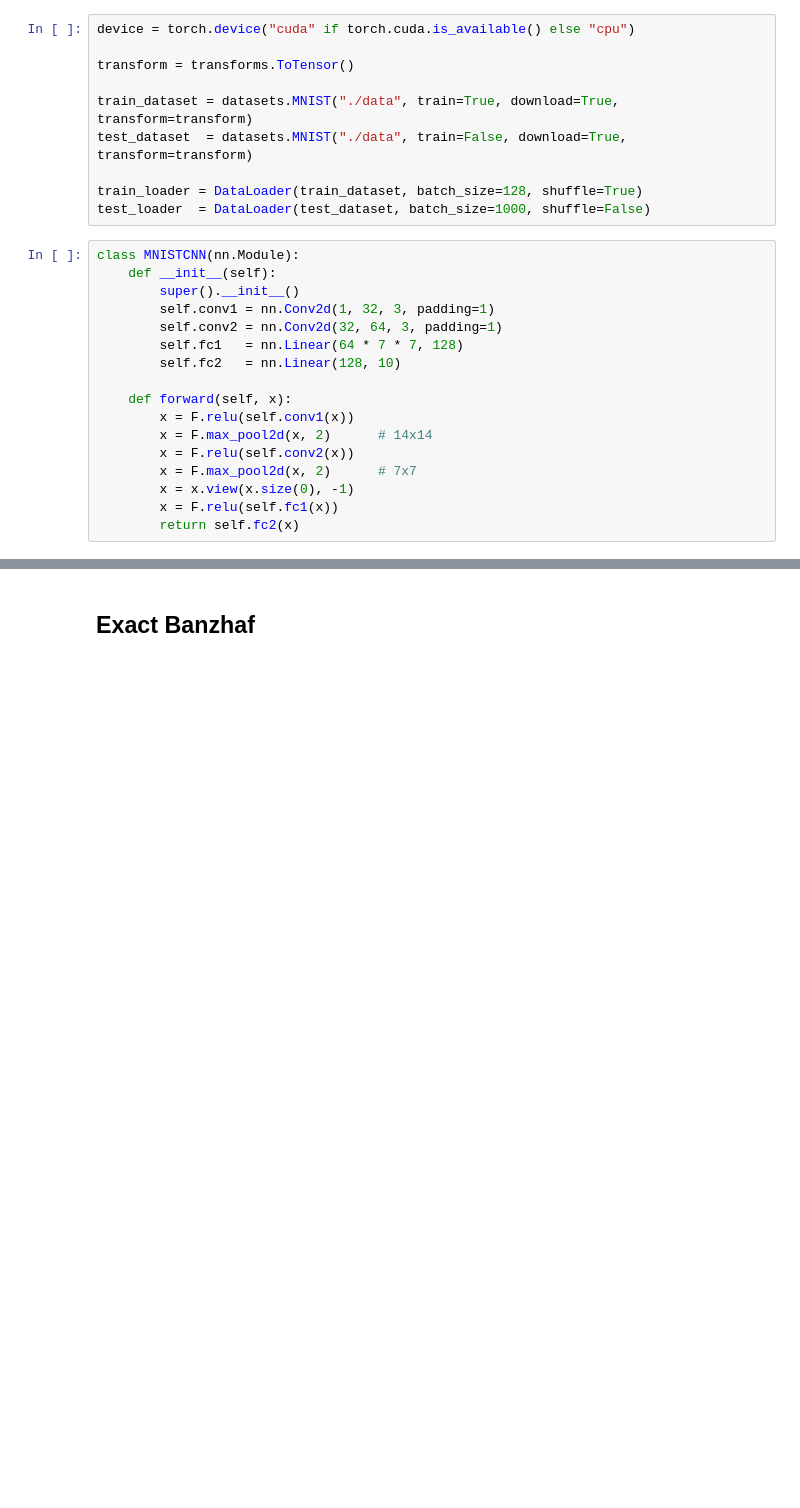
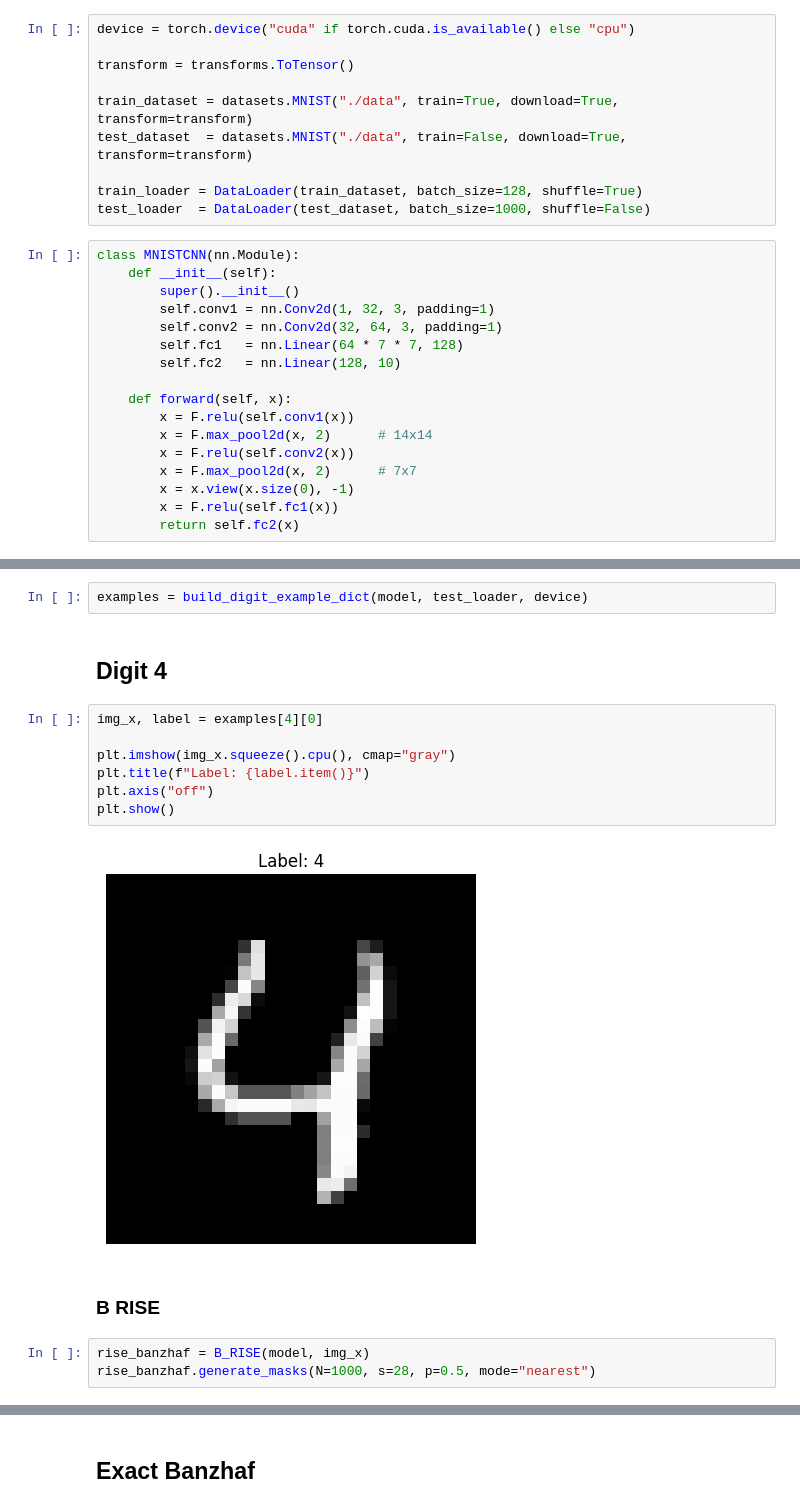
Before and after one commit to muratozturk1337/B-RISE, a Jupyter notebook: notebooks/MNSIT.ipynb, the cells around one changed output, grey strips where cells are left out. Cells and saved outputs as stored; diff of their text form; blank space fills up the shorter version.

```diff
--- a/notebooks/MNSIT.ipynb
+++ b/notebooks/MNSIT.ipynb
@@ -188,0 +121,18 @@ sal_map_brise = utils.draw_saliency_overlay_mnist(img_x, sal, class_id=5, norm_m
+# %%
+examples = build_digit_example_dict(model, test_loader, device)
+# %% [markdown]
+## Digit 4
+# %%
+img_x, label = examples[4][0]
+
+plt.imshow(img_x.squeeze().cpu(), cmap="gray")
+plt.title(f"Label: {label.item()}")
+plt.axis("off")
+plt.show()
+# %% [output]
+[figure, added]
+# %% [markdown]
+### B RISE
+# %%
+rise_banzhaf = B_RISE(model, img_x)
+rise_banzhaf.generate_masks(N=1000, s=28, p=0.5, mode="nearest")
```
Also changed, not shown: parts of 77 cells of this notebook, 26 other files.
